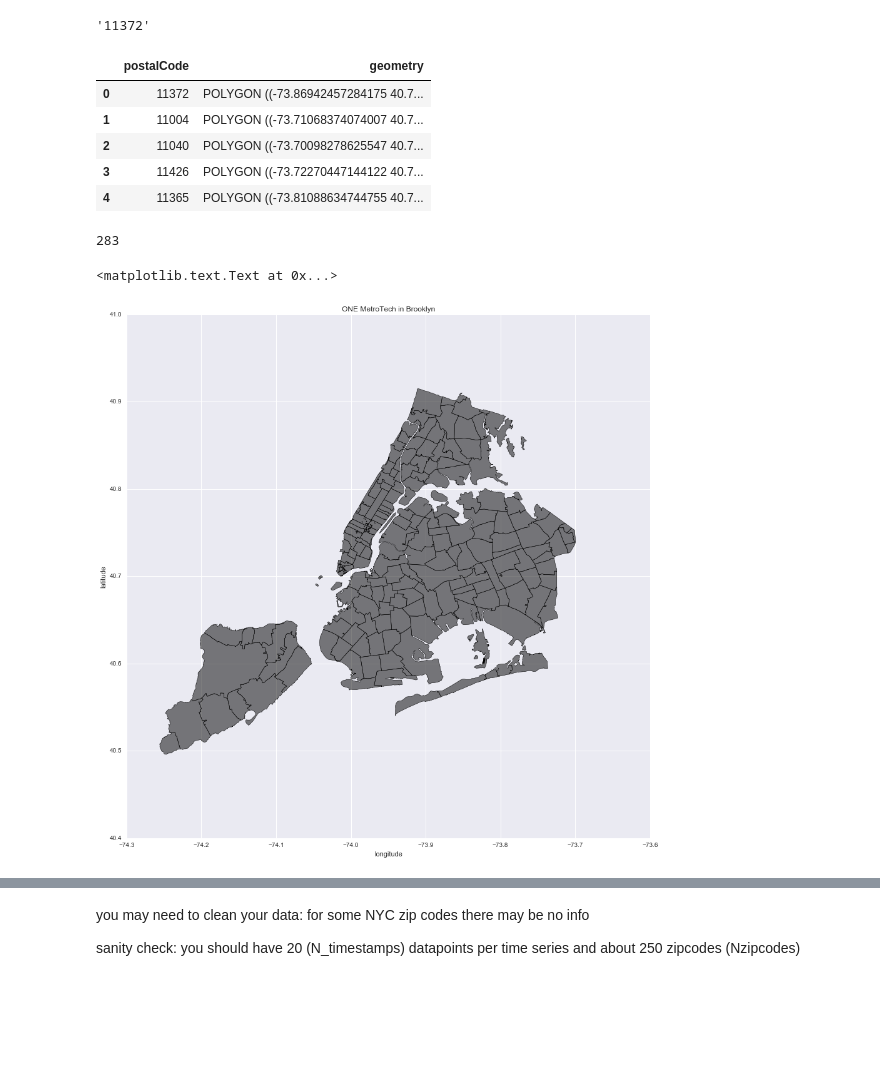
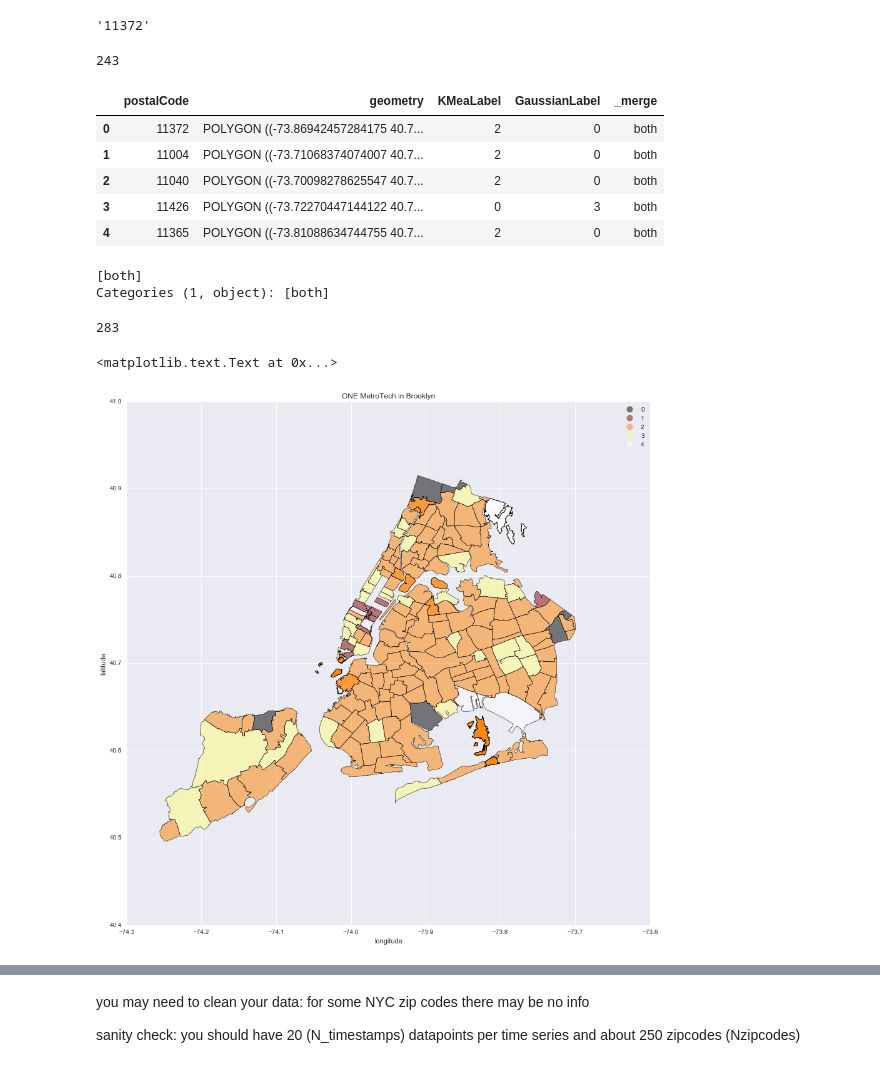
Before and after one commit to fernandomelchor/PUI2016_lmf445, a Jupyter notebook: HW11_lmf445/HW11_Assignment2_lmf445.ipynb, the cells around one changed output, grey strips where cells are left out. Cells and saved outputs as stored; diff of their text form; code cells hidden in the pictures; blank space fills up the shorter version.

```diff
--- a/HW11_lmf445/HW11_Assignment2_lmf445.ipynb
+++ b/HW11_lmf445/HW11_Assignment2_lmf445.ipynb
@@ -446,16 +446,25 @@ formerge.postalCode=formerge.postalCode.apply(str)
 formerge.postalCode[0]
 # %% [output]
 '11372'
+# %%
+len(formerge)
+# %% [output]
+243
 # %%
-NYCshpclusters=pd.merge(NYCshape, formerge, how='inner', on='postalCode')
+NYCshpclusters=pd.merge(NYCshape, formerge, how='inner', on='postalCode',indicator=True)
 NYCshpclusters.head()
 # %% [output]
-|  | postalCode | geometry |
-| 0 | 11372 | POLYGON ((-73.86942457284175 40.7... |
-| 1 | 11004 | POLYGON ((-73.71068374074007 40.7... |
-| 2 | 11040 | POLYGON ((-73.70098278625547 40.7... |
-| 3 | 11426 | POLYGON ((-73.72270447144122 40.7... |
-| 4 | 11365 | POLYGON ((-73.81088634744755 40.7... |
+|  | postalCode | geometry | KMeaLabel | GaussianLabel | _merge |
+| 0 | 11372 | POLYGON ((-73.86942457284175 40.7... | 2 | 0 | both |
+| 1 | 11004 | POLYGON ((-73.71068374074007 40.7... | 2 | 0 | both |
+| 2 | 11040 | POLYGON ((-73.70098278625547 40.7... | 2 | 0 | both |
+| 3 | 11426 | POLYGON ((-73.72270447144122 40.7... | 0 | 3 | both |
+| 4 | 11365 | POLYGON ((-73.81088634744755 40.7... | 2 | 0 | both |
+# %%
+NYCshpclusters._merge.unique()
+# %% [output]
+[both]
+Categories (1, object): [both]
 # %%
 len(NYCshpclusters)
 #.head()
@@ -463,12 +472,12 @@ len(NYCshpclusters)
 283
 # %%
 f, ax = pl.subplots(figsize=(15,15))
-NYCshpclusters.plot(linewidth=0.5, color='k', ax=ax)
+NYCshpclusters.plot(column='KMeaLabel',colormap='afmhot',linewidth=0.5, ax=ax,categorical=True,legend=True)
 #ct_latlon.iloc[[9062]].plot(linewidth=1, color='r', ax=ax, label='OneMetro Tech Census Block')
 #plt.scatter(-73.9866365,40.6931259, s=100, alpha=0.5, label='CUSP')
 pl.xlabel('longitude')
 pl.ylabel('latitude')
 pl.title("ONE MetroTech in Brooklyn")
 # %% [output]
 <matplotlib.text.Text at 0x...>
-[figure, old version]
+[figure, new version]
```
Also changed, not shown: parts of 4 cells of this notebook.
